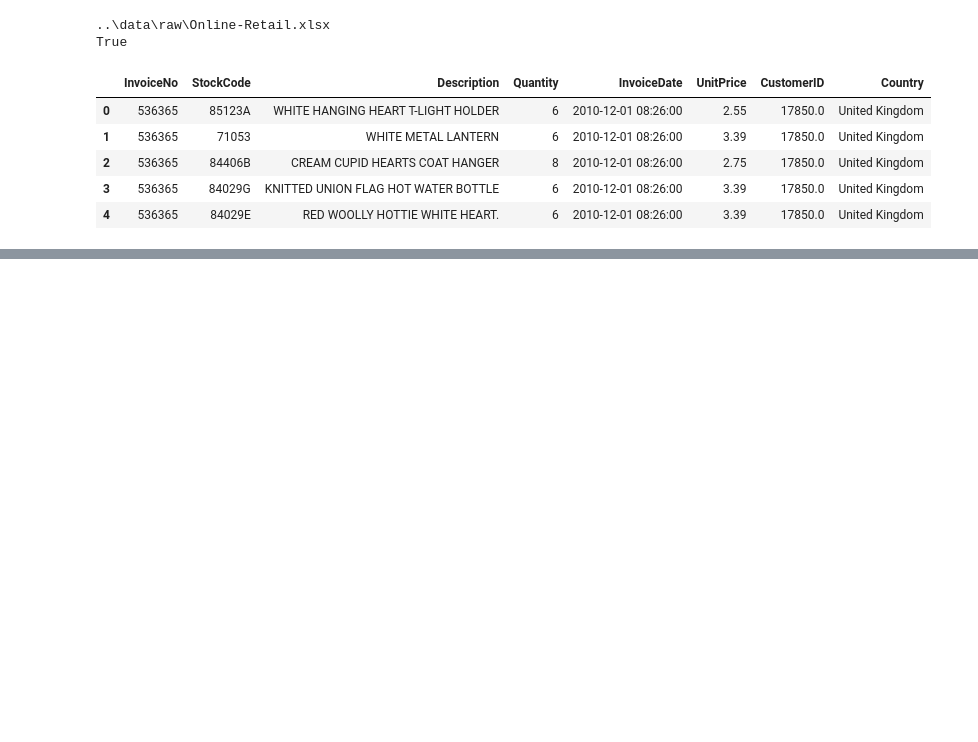
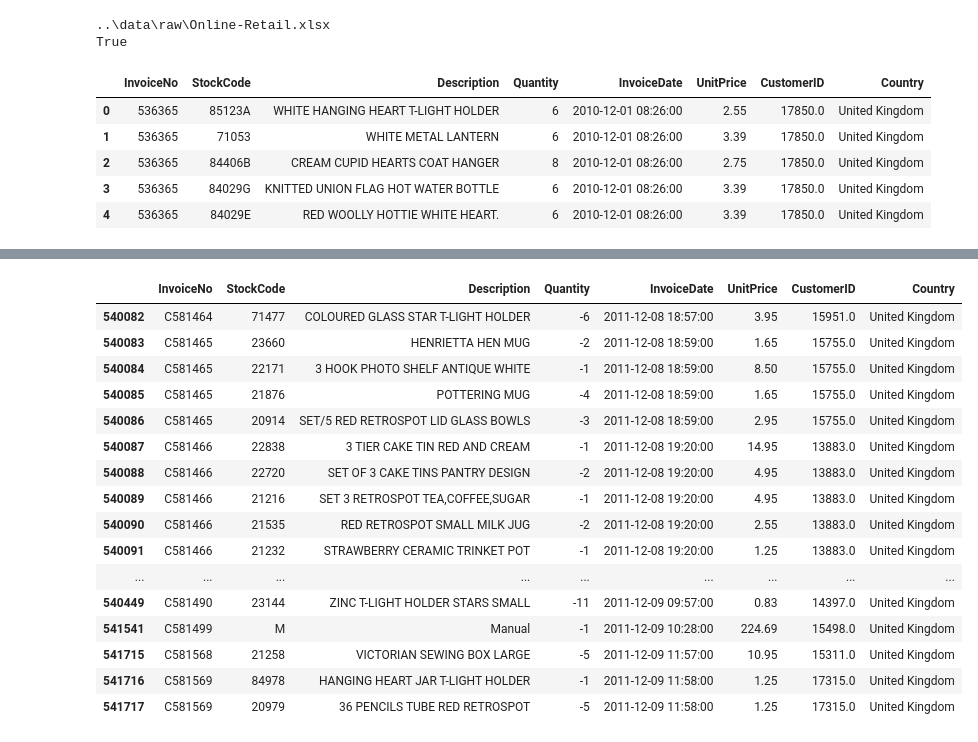
Before and after one commit to Gabriel-Billa/online-retail-etl, a Jupyter notebook: notebooks/01-exploracao.ipynb, the cells around one changed output, grey strips where cells are left out. Drawn from its saved outputs; the diff is of its cells as text; code cells hidden in the pictures; blank space fills up the shorter version.

```diff
--- a/notebooks/01-exploracao.ipynb
+++ b/notebooks/01-exploracao.ipynb
@@ -21,0 +204,20 @@ df_retail.head()
+# %%
+quantidade_negativa.tail(20)
+# %% [output]
+|  | InvoiceNo | StockCode | Description | Quantity | InvoiceDate | UnitPrice | CustomerID | Country |
+| 540082 | C581464 | 71477 | COLOURED GLASS STAR T-LIGHT HOLDER | -6 | 2011-12-08 18:57:00 | 3.95 | 15951.0 | United Kingdom |
+| 540083 | C581465 | 23660 | HENRIETTA HEN MUG | -2 | 2011-12-08 18:59:00 | 1.65 | 15755.0 | United Kingdom |
+| 540084 | C581465 | 22171 | 3 HOOK PHOTO SHELF ANTIQUE WHITE | -1 | 2011-12-08 18:59:00 | 8.50 | 15755.0 | United Kingdom |
+| 540085 | C581465 | 21876 | POTTERING MUG | -4 | 2011-12-08 18:59:00 | 1.65 | 15755.0 | United Kingdom |
+| 540086 | C581465 | 20914 | SET/5 RED RETROSPOT LID GLASS BOWLS | -3 | 2011-12-08 18:59:00 | 2.95 | 15755.0 | United Kingdom |
+| 540087 | C581466 | 22838 | 3 TIER CAKE TIN RED AND CREAM | -1 | 2011-12-08 19:20:00 | 14.95 | 13883.0 | United Kingdom |
+| 540088 | C581466 | 22720 | SET OF 3 CAKE TINS PANTRY DESIGN | -2 | 2011-12-08 19:20:00 | 4.95 | 13883.0 | United Kingdom |
+| 540089 | C581466 | 21216 | SET 3 RETROSPOT TEA,COFFEE,SUGAR | -1 | 2011-12-08 19:20:00 | 4.95 | 13883.0 | United Kingdom |
+| 540090 | C581466 | 21535 | RED RETROSPOT SMALL MILK JUG | -2 | 2011-12-08 19:20:00 | 2.55 | 13883.0 | United Kingdom |
+| 540091 | C581466 | 21232 | STRAWBERRY CERAMIC TRINKET POT | -1 | 2011-12-08 19:20:00 | 1.25 | 13883.0 | United Kingdom |
+| ... | ... | ... | ... | ... | ... | ... | ... | ... |
+| 540449 | C581490 | 23144 | ZINC T-LIGHT HOLDER STARS SMALL | -11 | 2011-12-09 09:57:00 | 0.83 | 14397.0 | United Kingdom |
+| 541541 | C581499 | M | Manual | -1 | 2011-12-09 10:28:00 | 224.69 | 15498.0 | United Kingdom |
+| 541715 | C581568 | 21258 | VICTORIAN SEWING BOX LARGE | -5 | 2011-12-09 11:57:00 | 10.95 | 15311.0 | United Kingdom |
+| 541716 | C581569 | 84978 | HANGING HEART JAR T-LIGHT HOLDER | -1 | 2011-12-09 11:58:00 | 1.25 | 17315.0 | United Kingdom |
+| 541717 | C581569 | 20979 | 36 PENCILS TUBE RED RETROSPOT | -5 | 2011-12-09 11:58:00 | 1.25 | 17315.0 | United Kingdom |
```
Also changed, not shown: parts of 58 cells of this notebook, 2 other files.
